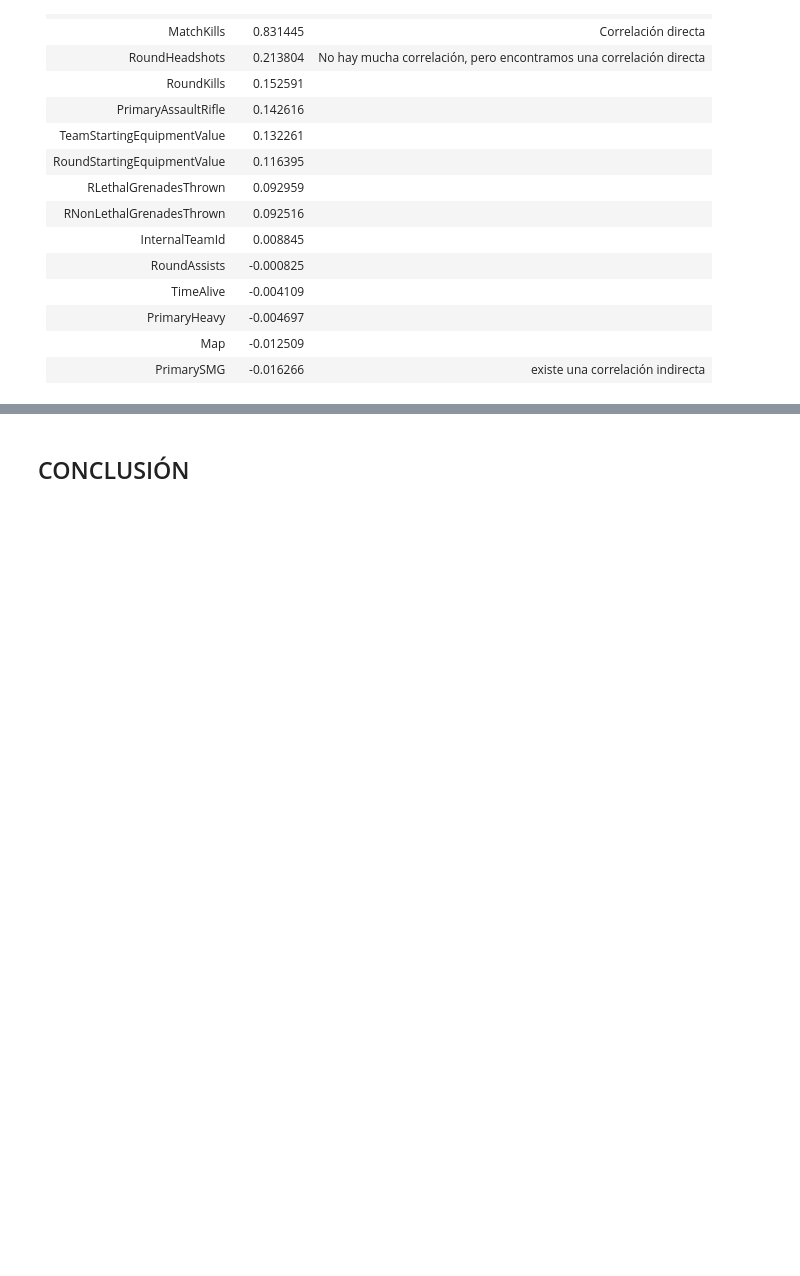
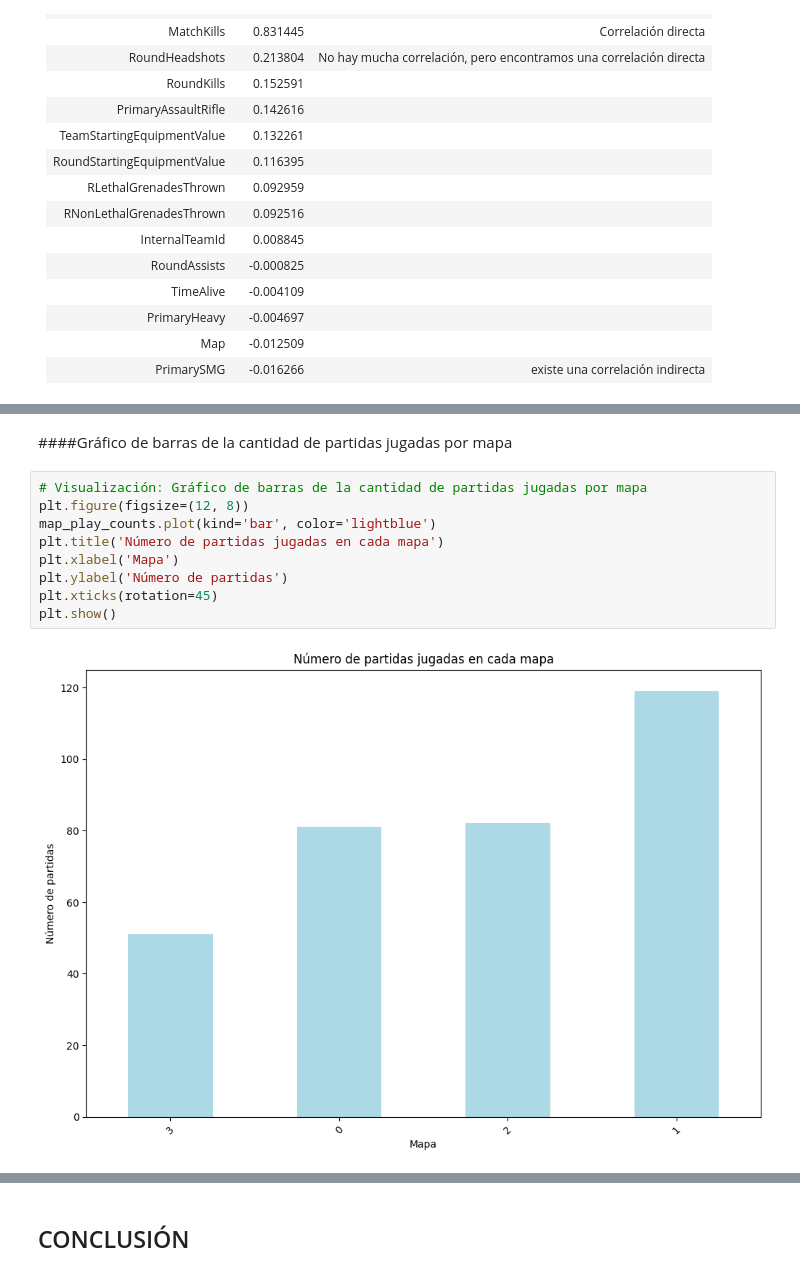
Before and after one commit to Eduardo-G0nzalez/Ev2MachineLearning, a Jupyter notebook: Informe_Tecnico_FMY0100.ipynb, the cells around one changed output, grey strips where cells are left out. Saved outputs shown, nothing was run; the diff lists cells and outputs as text; blank space fills up the shorter version.

```diff
--- a/Informe_Tecnico_FMY0100.ipynb
+++ b/Informe_Tecnico_FMY0100.ipynb
@@ -921,0 +1074,13 @@ Name: MatchHeadshots, dtype: float64
+# %% [markdown]
+####Gráfico de barras de la cantidad de partidas jugadas por mapa
+# %%
+# Visualización: Gráfico de barras de la cantidad de partidas jugadas por mapa
+plt.figure(figsize=(12, 8))
+map_play_counts.plot(kind='bar', color='lightblue')
+plt.title('Número de partidas jugadas en cada mapa')
+plt.xlabel('Mapa')
+plt.ylabel('Número de partidas')
+plt.xticks(rotation=45)
+plt.show()
+# %% [output]
+[figure, added]
```
Also changed, not shown: parts of 19 cells of this notebook.
